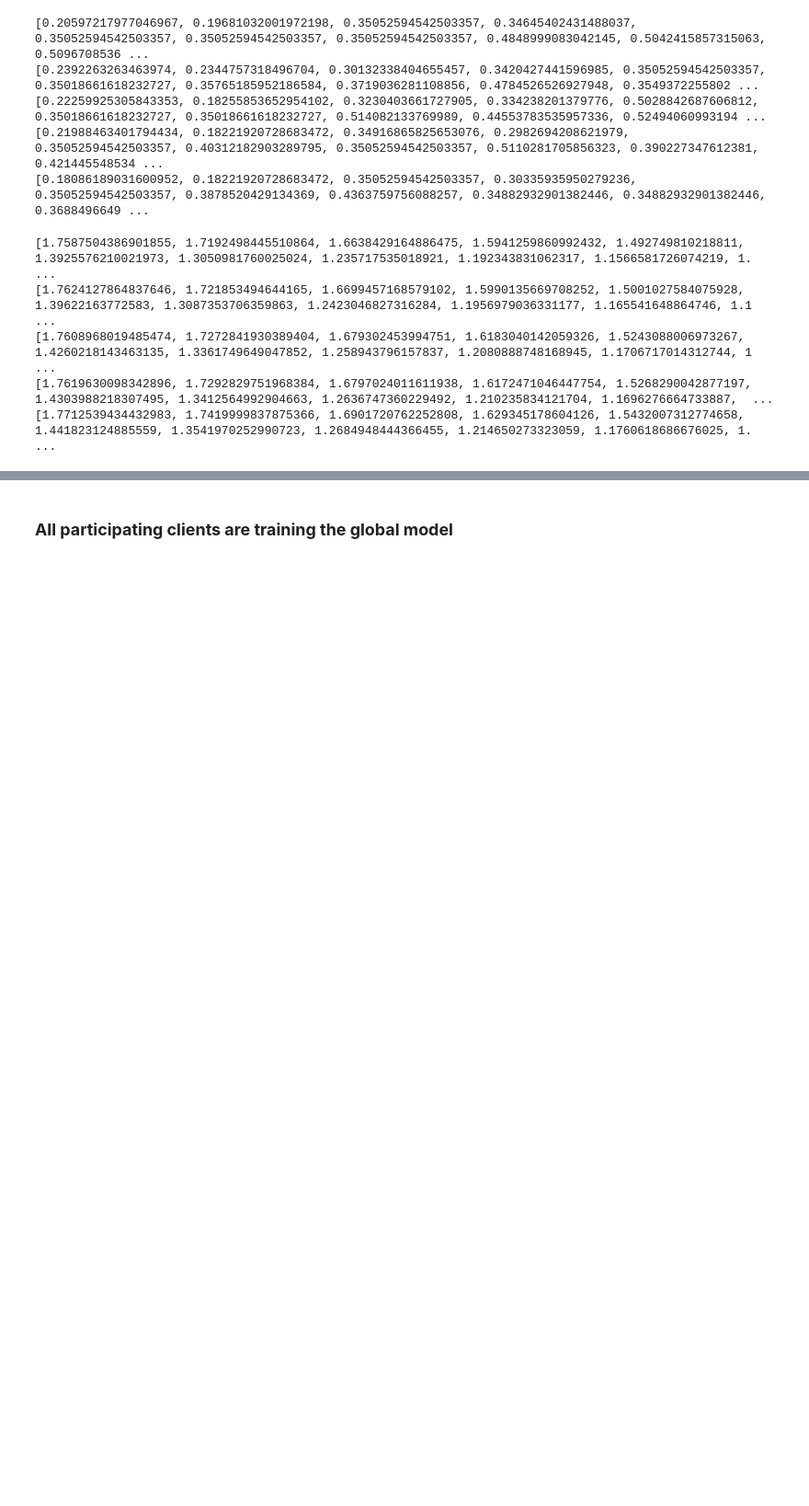
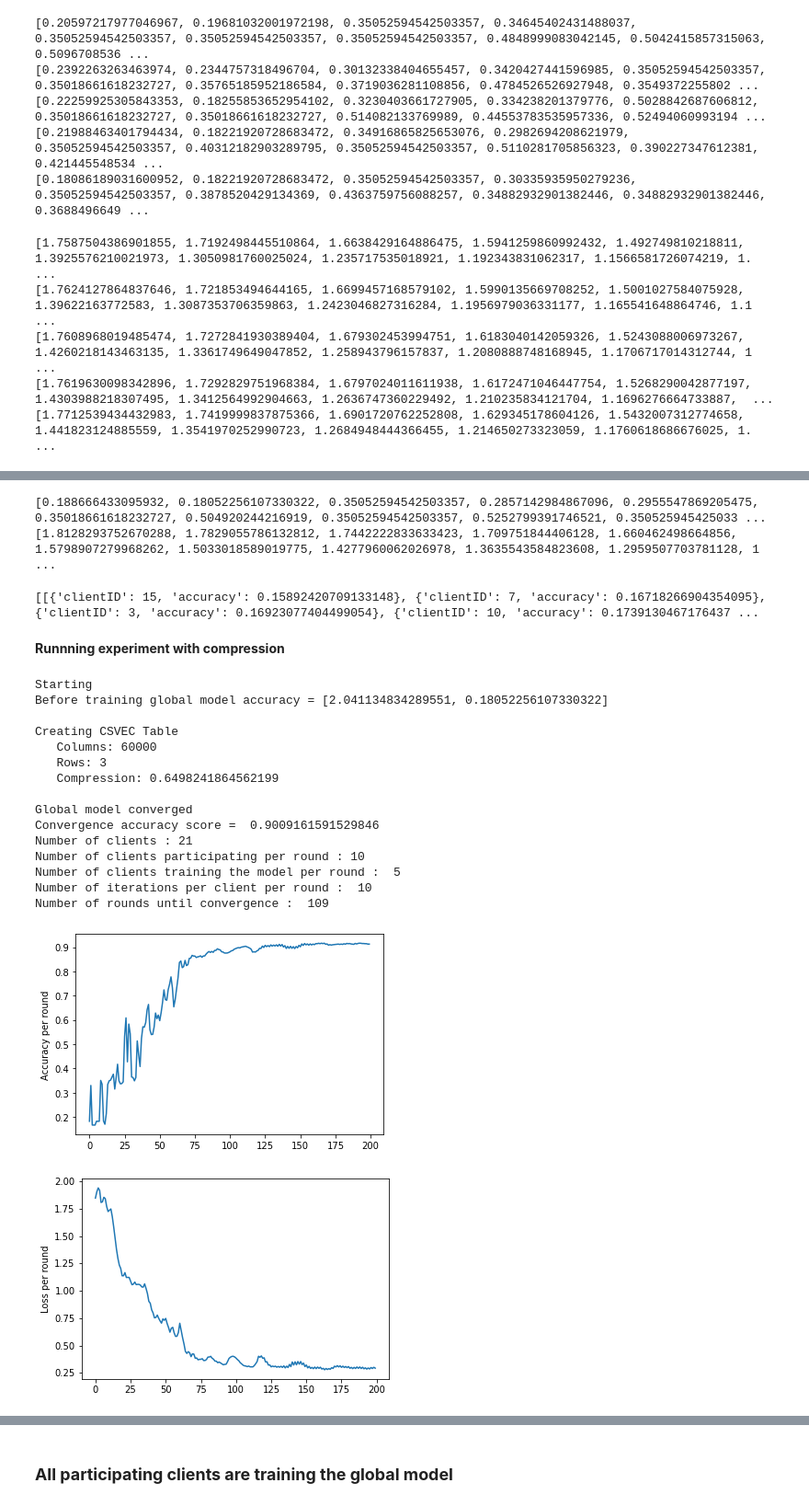
Before and after one commit to NRiccieri/HIAAC_Project_Group3, a Jupyter notebook: FL_proposta_algoritmo_compressao.ipynb, the cells around one changed output, grey strips where cells are left out. Shown at 92% size. Drawn from its saved outputs; the diff is of its cells as text; code cells hidden in the pictures; blank space fills up the shorter version.

```diff
--- a/FL_proposta_algoritmo_compressao.ipynb
+++ b/FL_proposta_algoritmo_compressao.ipynb
@@ -315,3 +449,31 @@ def computeClientGradient(modelNotTrained, modelTrained):
     gradient.append( notTrainedWeight[i] - weight )
     i += 1
   return gradient
+# %%
+#returns the compressed gradient to be sent to central server
+def compressGradient(clientgradient):
+    global csvec
+
+    gradient_vector = np.concatenate([g.reshape((-1,)) for g in clientgradient])
+    gradients_size = gradient_vector.shape[0]
+
+    if csvec is None:
+        csvec_rows = max(1, round(CSVEC_COMPRESSION*gradients_size/CSVEC_C))
+        csvec = CSVec(gradients_size, CSVEC_C, csvec_rows)
+        print(f'Creating CSVEC Table\n   Columns: {CSVEC_C}\n   Rows: {csvec_rows}\n   '
+              f'Compression: {CSVEC_C*csvec_rows/gradients_size}')
+    csvec.zero()
+    csvec.accumulateVec(gradient_vector)
+
+    compressedclientgradient = csvec.table
+    return compressedclientgradient
+
+#Given the weights after training and initial weights, returns the gradient from entire training
+def computeClientGradient(modelNotTrained, modelTrained):
+  gradient = []
+  notTrainedWeight = modelNotTrained.get_weights()
+  i = 0
+  for weight in modelTrained.get_weights():
+    gradient.append( notTrainedWeight[i] - weight )
+    i += 1
+  return gradient
@@ -1279,0 +2086,46 @@ print(loss_history_poc_15_4)
+# %%
+print(accuracy_history_poc)
+print(loss_history_poc)
+# %% [output]
+[0.188666433095932, 0.18052256107330322, 0.35052594542503357, 0.2857142984867096, 0.2955547869205475, 0.35018661618232727, 0.504920244216919, 0.35052594542503357, 0.5252799391746521, 0.350525945425033 ...
+[1.8128293752670288, 1.7829055786132812, 1.7442222833633423, 1.709751844406128, 1.660462498664856, 1.5798907279968262, 1.5033018589019775, 1.4277960062026978, 1.3635543584823608, 1.2959507703781128, 1 ...
+# %%
+print(clients_considered_history)
+# %% [output]
+[[{'clientID': 15, 'accuracy': 0.15892420709133148}, {'clientID': 7, 'accuracy': 0.16718266904354095}, {'clientID': 3, 'accuracy': 0.16923077404499054}, {'clientID': 10, 'accuracy': 0.1739130467176437 ...
+# %% [markdown]
+**Runnning experiment with compression**
+# %%
+#FL environment parameters
+num_clients = len(df_train['subject'].unique())
+
+num_clients_considered = 10 #int(num_clients*percentage_clients_considered)
+num_clients_selected = 5 #int(percentage_clients_selected*num_clients_considered)
+
+max_num_rounds = 200
+
+num_rounds_list = []
+
+#splitting the dataset between all clients
+clients_dataset = returnDatasetPerClientObjectPerPerson(df_train)
+
+initial_global_model = returnInitialGlobalModel()
+final_global_model, accuracy_history_poc_10_5, loss_history_poc_10_5, num_rounds, clients_considered_history = runTrainingWithCompression(initial_global_model, accuracy_score_target , clients_dataset)
+# %% [output]
+Starting
+Before training global model accuracy = [2.041134834289551, 0.18052256107330322]
+
+Creating CSVEC Table
+   Columns: 60000
+   Rows: 3
+   Compression: 0.6498241864562199
+
+Global model converged
+Convergence accuracy score =  0.9009161591529846
+Number of clients : 21
+Number of clients participating per round : 10
+Number of clients training the model per round :  5
+Number of iterations per client per round :  10
+Number of rounds until convergence :  109
+[figure, added]
+[figure, added]
```
Also changed, not shown: parts of 32 cells of this notebook.
